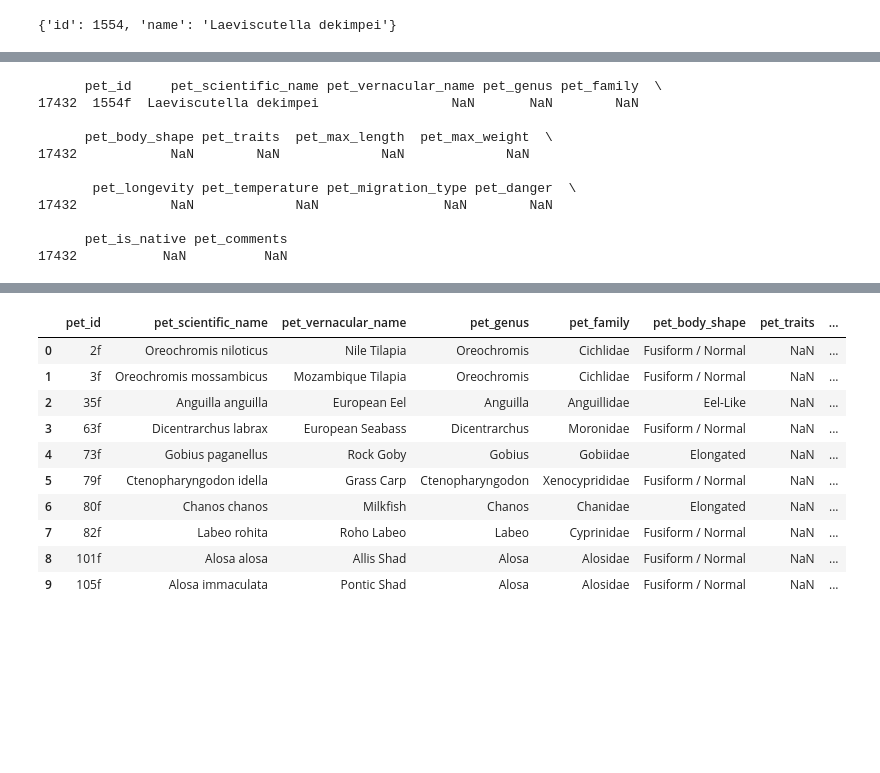
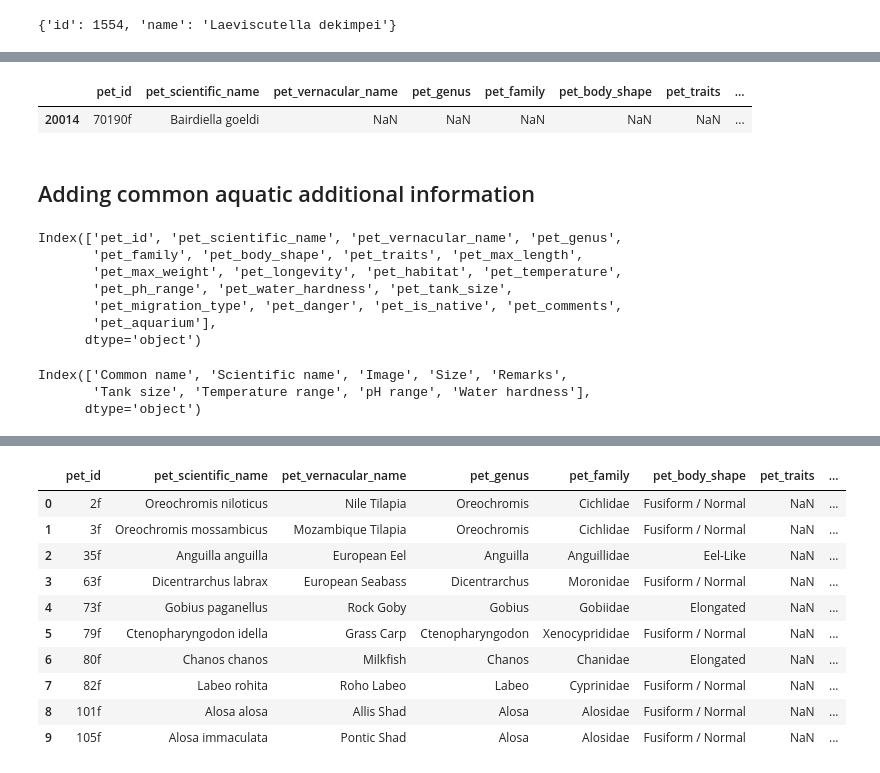
Before and after one commit to nadya-tan/SemantyFish-Stuff, a Jupyter notebook: cleaning.ipynb, the cells around one changed output, grey strips where cells are left out. Saved outputs shown, nothing was run; the diff lists cells and outputs as text; code cells hidden in the pictures; blank space fills up the shorter version.

```diff
--- a/cleaning.ipynb
+++ b/cleaning.ipynb
@@ -43,8 +43,9 @@ for dim in df[0]['dimensions']:
 ## Creating new df based on schema
 # %%
 test_df = pd.DataFrame(columns=['pet_id', 'pet_scientific_name','pet_vernacular_name','pet_genus', 'pet_family',
-                        'pet_body_shape', 'pet_traits', 'pet_max_length', 'pet_max_weight', 'pet_longevity', 'pet_temperature',
-                        'pet_migration_type', 'pet_danger', 'pet_is_native', 'pet_comments'])
+                        'pet_body_shape', 'pet_traits', 'pet_max_length', 'pet_max_weight', 'pet_longevity', 'pet_habitat',
+                        'pet_temperature', 'pet_ph_range', 'pet_water_hardness', 'pet_tank_size',
+                        'pet_migration_type', 'pet_danger', 'pet_is_native', 'pet_comments', 'pet_aquarium'])
 # %%
 test_df.dtypes
 # %% [output]
@@ -244,5 +231,15 @@ missing_df = pd.DataFrame(missing_json)
 missing_df = missing_df.rename(columns={'id': 'pet_id', 'name': 'pet_scientific_name'})
 missing_df['pet_id'] = missing_df['pet_id'].astype(str) + 'f'
 
+# Check if any of the missing scientific names have trailing text, i.e. "Bairdiella goeldi : fisheries" and remove it if so
+def clean_scientific_name(name):
+    if name is None:
+        return None
+    if ':' in name:
+        return name.split(':')[0].strip()
+    return name.strip()
+
+missing_df['pet_scientific_name'] = missing_df['pet_scientific_name'].apply(clean_scientific_name)
+
 # Add contents of missing_df to test_df, adding 'f' to the end to indicate fishbase id
 test_df = pd.concat([test_df, missing_df], ignore_index=True)
@@ -249,14 +375,23 @@ test_df = pd.concat([test_df, missing_df], ignore_index=True)
 # %%
-pprint.pprint(test_df[test_df['pet_id'] == '1554f'])
+test_df[test_df['pet_id'] == '70190f']
 # %% [output]
-      pet_id     pet_scientific_name pet_vernacular_name pet_genus pet_family  \
-17432  1554f  Laeviscutella dekimpei                 NaN       NaN        NaN
-
-      pet_body_shape pet_traits  pet_max_length  pet_max_weight  \
-17432            NaN        NaN             NaN             NaN
-
-       pet_longevity pet_temperature pet_migration_type pet_danger  \
-17432            NaN             NaN                NaN        NaN
-
-      pet_is_native pet_comments
-17432           NaN          NaN
+|  | pet_id | pet_scientific_name | pet_vernacular_name | pet_genus | pet_family | pet_body_shape | pet_traits | ... |
+| 20014 | 70190f | Bairdiella goeldi | NaN | NaN | NaN | NaN | NaN | ... |
+# %% [markdown]
+## Adding common aquatic additional information
+# %%
+test_df.columns
+# %% [output]
+Index(['pet_id', 'pet_scientific_name', 'pet_vernacular_name', 'pet_genus',
+       'pet_family', 'pet_body_shape', 'pet_traits', 'pet_max_length',
+       'pet_max_weight', 'pet_longevity', 'pet_habitat', 'pet_temperature',
+       'pet_ph_range', 'pet_water_hardness', 'pet_tank_size',
+       'pet_migration_type', 'pet_danger', 'pet_is_native', 'pet_comments',
+       'pet_aquarium'],
+      dtype='object')
+# %%
+common_aquatic_df.columns
+# %% [output]
+Index(['Common name', 'Scientific name', 'Image', 'Size', 'Remarks',
+       'Tank size', 'Temperature range', 'pH range', 'Water hardness'],
+      dtype='object')
```
Also changed, not shown: parts of 25 cells of this notebook, 4 other files.
